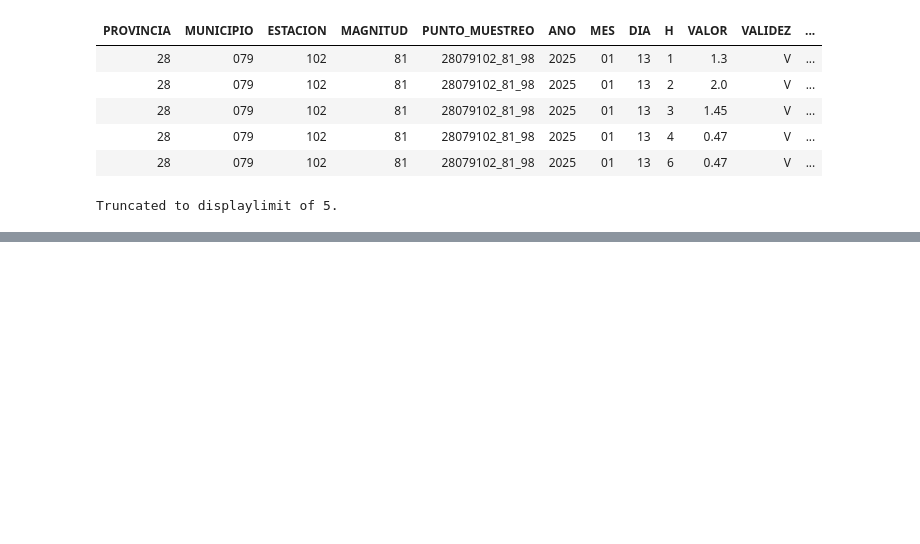
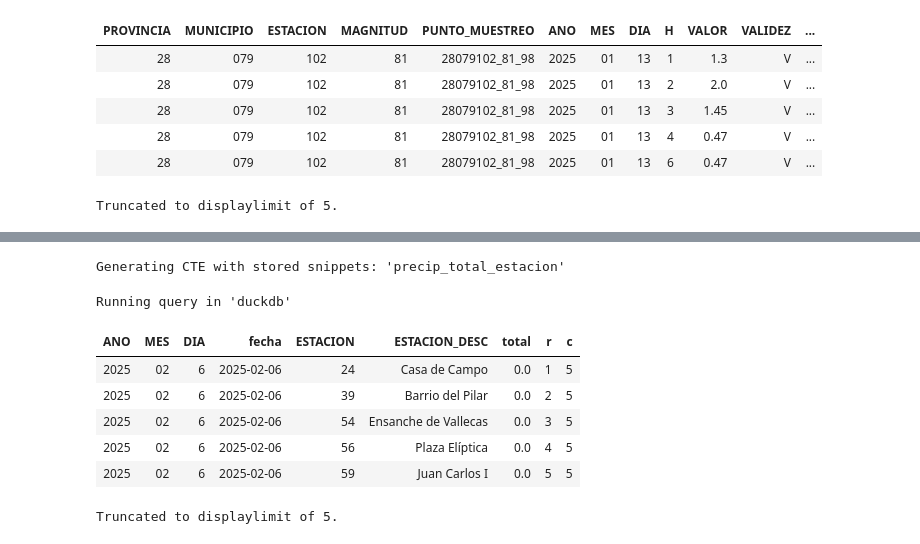
Before and after one commit to jcaubin/codespaces-jupyter_dam_01, a Jupyter notebook: notebooks/pato_precipitaciones.ipynb, the cells around one changed output, grey strips where cells are left out. Saved outputs shown, nothing was run; the diff lists cells and outputs as text; code cells hidden in the pictures; blank space fills up the shorter version.

Commit message:
informe precipitaciones

```diff
--- a/notebooks/pato_precipitaciones.ipynb
+++ b/notebooks/pato_precipitaciones.ipynb
@@ -75,0 +70,16 @@ Running query in 'duckdb'
+# %%
+%%sql --save precip_total_estacion2
+
+select * , row_number() over (PARTITION BY ano, mes, dia ORDER BY total, estacion) r, count() over (PARTITION BY ano, mes, dia ) c
+from precip_total_estacion
+order by ano, mes, dia, total, estacion
+# %% [output]
+Generating CTE with stored snippets: 'precip_total_estacion'
+Running query in 'duckdb'
+| ANO | MES | DIA | fecha | ESTACION | ESTACION_DESC | total | r | c |
+| 2025 | 02 | 6 | 2025-02-06 | 24 | Casa de Campo | 0.0 | 1 | 5 |
+| 2025 | 02 | 6 | 2025-02-06 | 39 | Barrio del Pilar | 0.0 | 2 | 5 |
+| 2025 | 02 | 6 | 2025-02-06 | 54 | Ensanche de Vallecas | 0.0 | 3 | 5 |
+| 2025 | 02 | 6 | 2025-02-06 | 56 | Plaza Elíptica | 0.0 | 4 | 5 |
+| 2025 | 02 | 6 | 2025-02-06 | 59 | Juan Carlos I | 0.0 | 5 | 5 |
+Truncated to displaylimit of 5.
```
Also changed, not shown: parts of 12 cells of this notebook, 3 other files.
